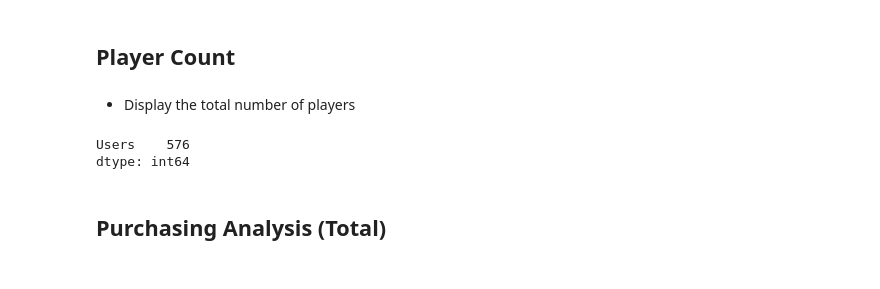
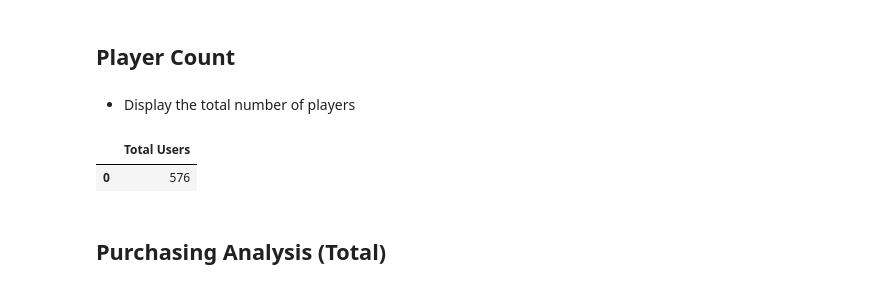
Before and after one commit to josephchancey/Game-Studio-Data-Analysis, a Jupyter notebook: HeroesOfPymoli_game_analysis.ipynb, the cells around one changed output. Saved outputs shown, nothing was run; the diff lists cells and outputs as text; code cells hidden in the pictures.

```diff
--- a/HeroesOfPymoli_game_analysis.ipynb
+++ b/HeroesOfPymoli_game_analysis.ipynb
@@ -30,19 +29,16 @@ purchase_data
 ## Player Count
 # %% [markdown]
 * Display the total number of players
-# %%
-# Store Unique users (filter out any repeats with .unique) in users array
-users = purchase_data['SN'].unique()
-
-#convert array to Pandas DataFrame, name column to username for readability
-users = pd.DataFrame(users, columns=['Users'])
-
-#Count the Number of Players
-total_users = users.count()
-total_users
-# %% [output]
-Users    576
-dtype: int64
+# %%
+# .value_counts() to find unique values in usernames for total player count
+users = len(purchase_data['SN'].value_counts())
+# Store Total Unique Users Above In Pandas DataFrame for Viewing
+users = pd.DataFrame({"Total Users": users}, index=[0])
+# Show DataFrame
+users
+# %% [output]
+|  | Total Users |
+| 0 | 576 |
 # %% [markdown]
 ## Purchasing Analysis (Total)
 # %% [markdown]
```
Also changed, not shown: parts of 14 cells of this notebook.
